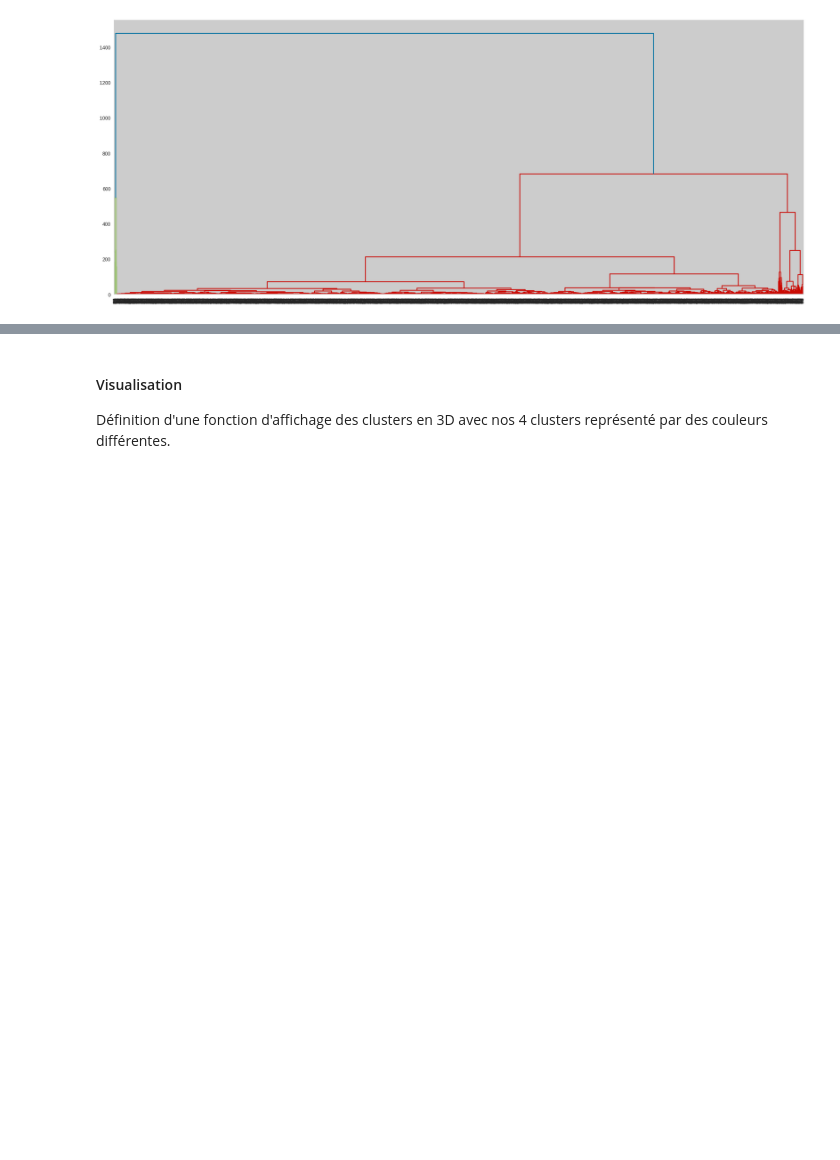
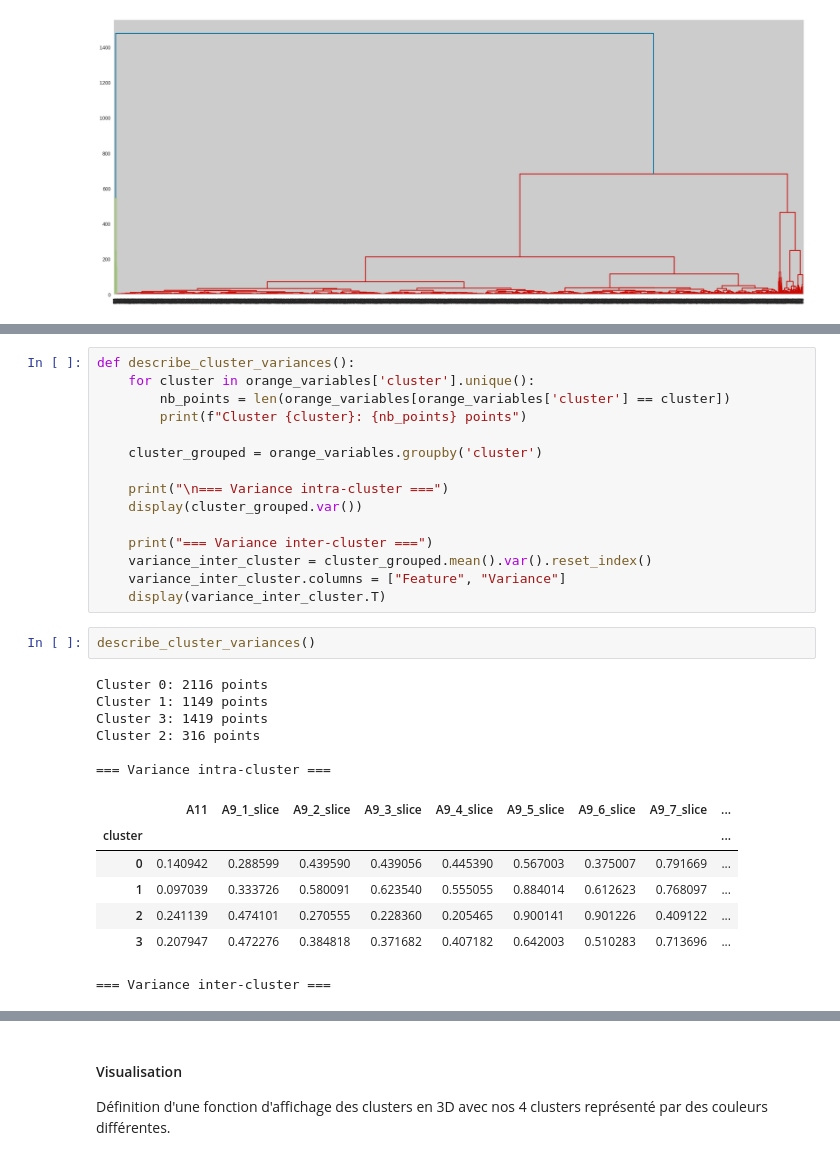
Before and after one commit to TopAgrume/Kantar_projects, a Jupyter notebook: 1_clustering/tp1_best.ipynb, the cells around one changed output, grey strips where cells are left out. Saved outputs shown, nothing was run; the diff lists cells and outputs as text; blank space fills up the shorter version.

```diff
--- a/1_clustering/tp1_best.ipynb
+++ b/1_clustering/tp1_best.ipynb
@@ -242,0 +270,31 @@ On va choisir un nombre de clusters de 4.
+# %%
+def describe_cluster_variances():
+    for cluster in orange_variables['cluster'].unique():
+        nb_points = len(orange_variables[orange_variables['cluster'] == cluster])
+        print(f"Cluster {cluster}: {nb_points} points")
+
+    cluster_grouped = orange_variables.groupby('cluster')
+
+    print("\n=== Variance intra-cluster ===")
+    display(cluster_grouped.var())
+
+    print("=== Variance inter-cluster ===")
+    variance_inter_cluster = cluster_grouped.mean().var().reset_index()
+    variance_inter_cluster.columns = ["Feature", "Variance"]
+    display(variance_inter_cluster.T)
+# %%
+describe_cluster_variances()
+# %% [output]
+Cluster 0: 2116 points
+Cluster 1: 1149 points
+Cluster 3: 1419 points
+Cluster 2: 316 points
+
+=== Variance intra-cluster ===
+|  | A11 | A9_1_slice | A9_2_slice | A9_3_slice | A9_4_slice | A9_5_slice | A9_6_slice | A9_7_slice | ... |
+| cluster |  |  |  |  |  |  |  |  | ... |
+| 0 | 0.140942 | 0.288599 | 0.439590 | 0.439056 | 0.445390 | 0.567003 | 0.375007 | 0.791669 | ... |
+| 1 | 0.097039 | 0.333726 | 0.580091 | 0.623540 | 0.555055 | 0.884014 | 0.612623 | 0.768097 | ... |
+| 2 | 0.241139 | 0.474101 | 0.270555 | 0.228360 | 0.205465 | 0.900141 | 0.901226 | 0.409122 | ... |
+| 3 | 0.207947 | 0.472276 | 0.384818 | 0.371682 | 0.407182 | 0.642003 | 0.510283 | 0.713696 | ... |
+=== Variance inter-cluster ===
```
Also changed, not shown: parts of 36 cells of this notebook, 1 other file.
